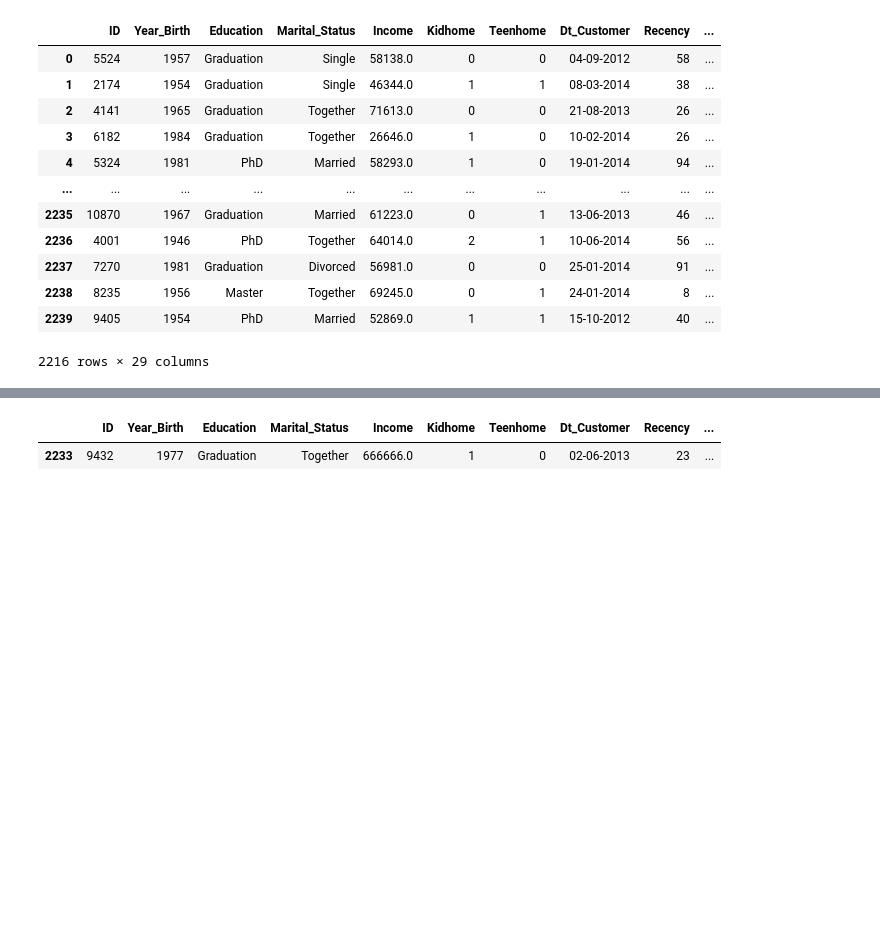
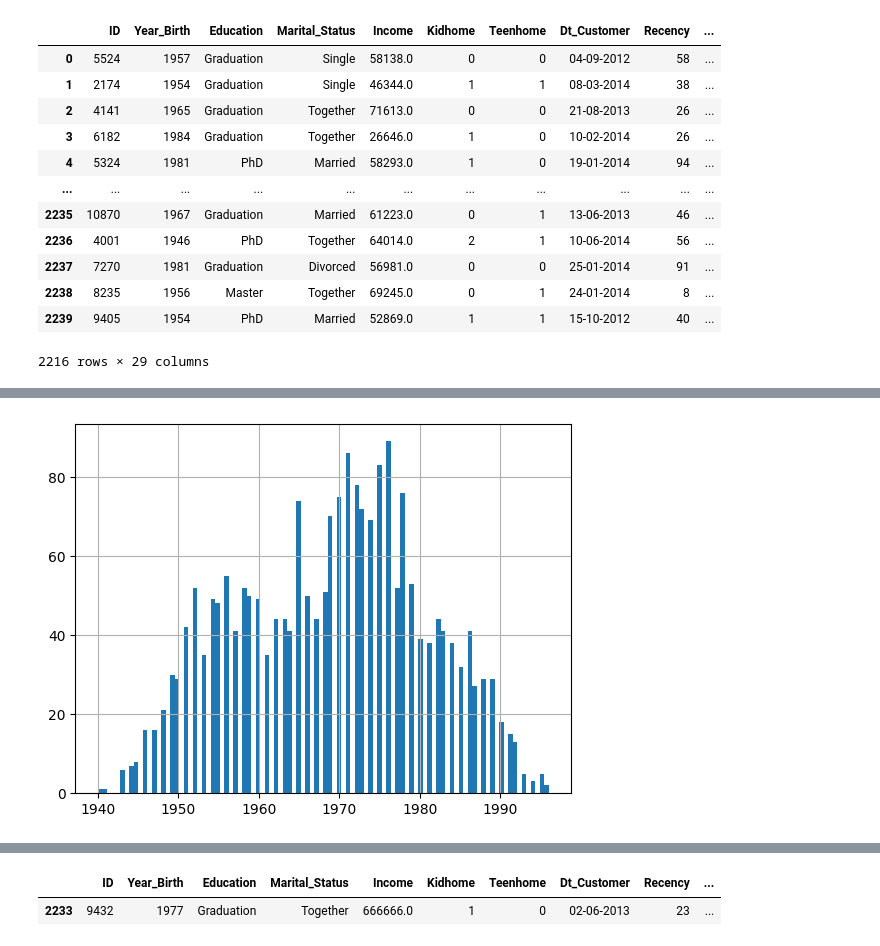
Before and after one commit to trucni2005/Customer-Segmentation-Analysis, a Jupyter notebook: customer_segmentation_analysis.ipynb, the cells around one changed output, grey strips where cells are left out. Saved outputs shown, nothing was run; the diff lists cells and outputs as text; code cells hidden in the pictures; blank space fills up the shorter version.

```diff
--- a/customer_segmentation_analysis.ipynb
+++ b/customer_segmentation_analysis.ipynb
@@ -212,0 +216,5 @@ plt.show()
+# %%
+cleaned_data['Year_Birth'].hist(bins=100)
+plt.show()
+# %% [output]
+[figure, added]
```
Also changed, not shown: parts of 23 cells of this notebook, 2 other files.
